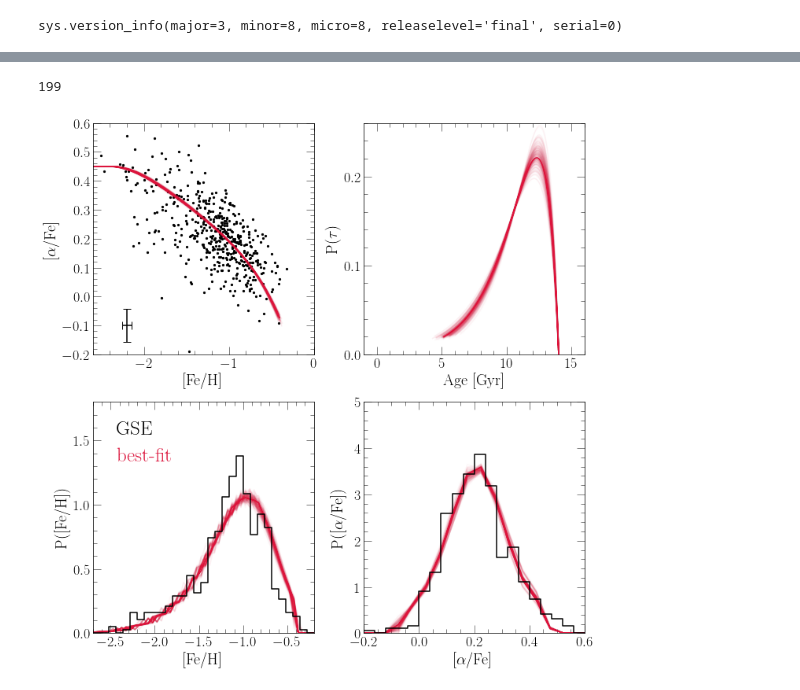
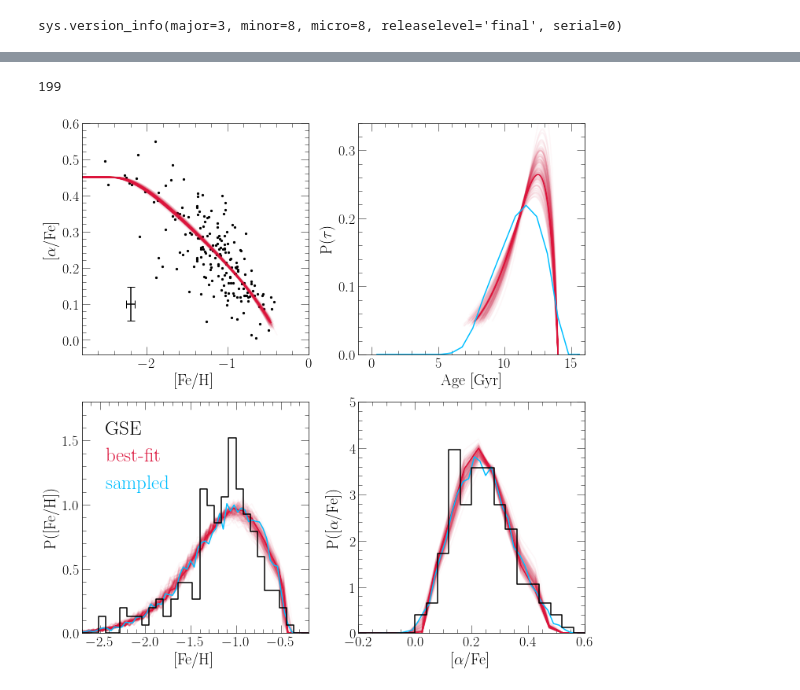
Before and after one commit to giganano/h3halo, a Jupyter notebook: notebooks/GSE.ipynb, the cells around one changed output, grey strips where cells are left out. Saved outputs shown, nothing was run; the diff lists cells and outputs as text; code cells hidden in the pictures.

```diff
--- a/notebooks/GSE.ipynb
+++ b/notebooks/GSE.ipynb
@@ -18,16 +18,16 @@ print(sys.version_info)
 # %% [output]
 sys.version_info(major=3, minor=8, micro=8, releaselevel='final', serial=0)
 # %%
-raw = np.genfromtxt("../data/gsechem_orig.dat")
+raw = np.genfromtxt("../data/gsechem.dat")
 data = {}
 data["[fe/h]"] = raw[:, 0]
 data["[fe/h]_err"] = raw[:, 1]
 data["[o/fe]"] = raw[:, 2]
 data["[o/fe]_err"] = raw[:, 3]
 # data["age"] = [10**_ for _ in raw[:, 4]]
-# data["age_err"] = [10**_ for _ in raw[:, 5]]
+# data["age_err"] = [10**a * b * m.log(10) for a, b in zip(data["age"], raw[:, 5])]
 
-raw = np.genfromtxt("../data/gsechem_orig_25600.out")
+raw = np.genfromtxt("../data/gsechem_noages_25600.out")
 chain = {}
 chain["tau_in"] = raw[:, 0]
 chain["tau_star"] = raw[:, 1]
@@ -44,8 +44,8 @@ for i in range(len(axes)):
 
 axes[0][0].set_xlabel("[Fe/H]")
 axes[0][0].set_ylabel(r"[$\alpha$/Fe]")
-axes[0][0].set_xlim([-2.6, 0])
-axes[0][0].set_ylim([-0.2, 0.6])
+axes[0][0].set_xlim([-2.8, 0])
+axes[0][0].set_ylim([-0.04, 0.6])
 
 med_ofe_err = np.median(data["[o/fe]_err"])
 med_feh_err = np.median(data["[fe/h]_err"])
@@ -57,17 +57,17 @@ kwargs = {
     "yerr": med_ofe_err,
     "linestyle": "None"
 }
-axes[0][0].errorbar(-2.2, -0.1, **kwargs)
+axes[0][0].errorbar(-2.2, 0.1, **kwargs)
 
-endtime = 8.83
+endtime = 6.25
 with vice.singlezone(name = "bestfit") as sz:
 #     sz.elements = ["fe", "mg"]
-    sz.func = exponential(timescale = 2.11)
+    sz.func = exponential(timescale = 1.35)
     sz.mode = "ifr"
     sz.Mg0 = 0
     sz.nthreads = 2
-    sz.tau_star = 22.55
-    sz.eta = 15.71
+    sz.tau_star = 24.26
+    sz.eta = 13.71
     sz.dt = endtime / 1000
     out = sz.run(np.linspace(0, endtime, 1001), overwrite = True, capture = True)
     axes[0][0].plot(out.history["[fe/h]"], out.history["[o/fe]"],
@@ -103,10 +103,10 @@ axes[0][1].set_xlabel("Age [Gyr]")
 axes[0][1].set_ylabel(r"P($\tau$)")
 axes[0][1].set_xlim([-1, 16])
 # axes[0][1].set_xticks([0, 2, 4, 6, 8, 10])
-axes[0][1].set_ylim([0, 0.26])
-axes[0][1].set_yticks([0, 0.1, 0.2])
+axes[0][1].set_ylim([0, 0.34])
+axes[0][1].set_yticks([0, 0.1, 0.2, 0.3])
 shift = 14 - endtime
-# hist, bins = np.histogram(data["age"], bins = 100, range = [0, 14], density = True)
+# hist, bins = np.histogram(data["age"], bins = 20, range = [0, 16], density = True)
 # axes[0][1].step(bins[:-1], hist, where = "post", c = named_colors()["black"])
 xvals = [_ + shift for _ in out.history["lookback"]]
 dt = out.history["time"][1] - out.history["time"][0]
@@ -125,15 +125,6 @@ axes[1][0].step(bins[:-1], hist, where = "post", c = named_colors()["black"],
 xvals = [(a + b) / 2 for a, b in zip(out.mdf["bin_edge_left"], out.mdf["bin_edge_right"])]
 axes[1][0].plot(xvals, out.mdf["dn/d[fe/h]"], c = named_colors()["crimson"],
     label = "best-fit")
-
-kwargs = {
-    "loc": mpl_loc("upper left"),
-    "ncol": 1,
-    "handlelength": 0,
-    "fontsize": 25
-}
-leg = axes[1][0].legend(**kwargs)
-fancy_legend(leg, ["black", "crimson"])
 
 axes[1][1].set_xlabel(r"[$\alpha$/Fe]")
 axes[1][1].set_ylabel(r"P([$\alpha$/Fe])", labelpad = 10)
@@ -181,6 +172,43 @@ with vice.singlezone(name = "sampled") as sz:
         sys.stdout.write("\r%d" % (i))
 sys.stdout.write("\n")
 
+norm = sum(out.history["sfr"])
+sfrfrac = [_ / norm for _ in out.history["sfr"]]
+indeces = np.random.choice(list(range(len(sfrfrac))), p = sfrfrac, size = int(1e4))
+ages = [out.history["lookback"][_] + 14 - endtime for _ in indeces]
+for i in range(len(ages)):
+    while True:
+        testval = 10**(m.log10(ages[i]) + np.random.normal(scale = 0.05))
+        if testval <= 14:
+            ages[i] = testval
+            break
+        else:
+            continue
+feh = [out.history["[fe/h]"][_] + np.random.normal(scale = med_feh_err) for _ in indeces]
+ofe = [out.history["[o/fe]"][_] + np.random.normal(scale = med_ofe_err) for _ in indeces]
+# axes[0][0].scatter(feh, ofe, c = named_colors()["deepskyblue"], s = 5)
+hist, bins = np.histogram(ages, bins = 20, range = [0, 16], density = True)
+xvals = [(a + b) / 2 for a, b in zip(bins[1:], bins[:-1])]
+axes[0][1].plot(xvals, hist, c = named_colors()["deepskyblue"])
+# axes[0][1].step(bins[:-1], hist, where = "post", c = named_colors()["deepskyblue"])
+hist, bins = np.histogram(feh, bins = 100, range = [-3, 1], density = True)
+xvals = [(a + b) / 2 for a, b in zip(bins[1:], bins[:-1])]
+axes[1][0].plot(xvals, hist, c = named_colors()["deepskyblue"], label = "sampled")
+# axes[1][0].step(bins[:-1], hist, where = "post", c = named_colors()["deepskyblue"])
+hist, bins = np.histogram(ofe, bins = 100, range = [-1, 1], density = True)
+xvals = [(a + b) / 2 for a, b in zip(bins[1:], bins[:-1])]
+axes[1][1].plot(xvals, hist, c = named_colors()["deepskyblue"])
+# axes[1][1].step(bins[:-1], hist, where = "post", c = named_colors()["deepskyblue"])
+
+
+kwargs = {
+    "loc": mpl_loc("upper left"),
+    "ncol": 1,
+    "handlelength": 0,
+    "fontsize": 25
+}
+leg = axes[1][0].legend(**kwargs)
+fancy_legend(leg, ["black", "crimson", "deepskyblue"])
 
 plt.tight_layout()
 # plt.subplots_adjust(wspace = 0.4)
@@ -197,6 +225,9 @@ plt.tight_layout()
 #     axes[0][0].get_position().y1 - axes[0][0].get_position().y0
 # ])
 # for ext in ["pdf", "jpeg"]: plt.savefig("./GSE_distributions.%s" % (ext))
-for ext in ["pdf", "jpeg"]: plt.savefig("../data/gsechem_orig_distributions.%s" % (ext))
+# for ext in ["pdf", "jpeg"]: plt.savefig("../data/gsechem_orig_distributions.%s" % (ext))
+# for ext in ["pdf", "jpeg"]: plt.savefig("../data/gsechem_orig_distcomp.%s" % (ext))
+# for ext in ["pdf", "jpeg"]: plt.savefig("../data/gsechem_withages_distributions.%s" % (ext))
+for ext in ["pdf", "jpeg"]: plt.savefig("../data/gsechem_noages_distribution.%s" % (ext))
 plt.show()
 # %% [output]
@@ -205,2 +236,2 @@ Median [Mg/Fe] error: 0.0567
 199
-[figure, old version]
+[figure, new version]
```
Also changed, not shown: parts of 2 cells of this notebook, 28 other files.
